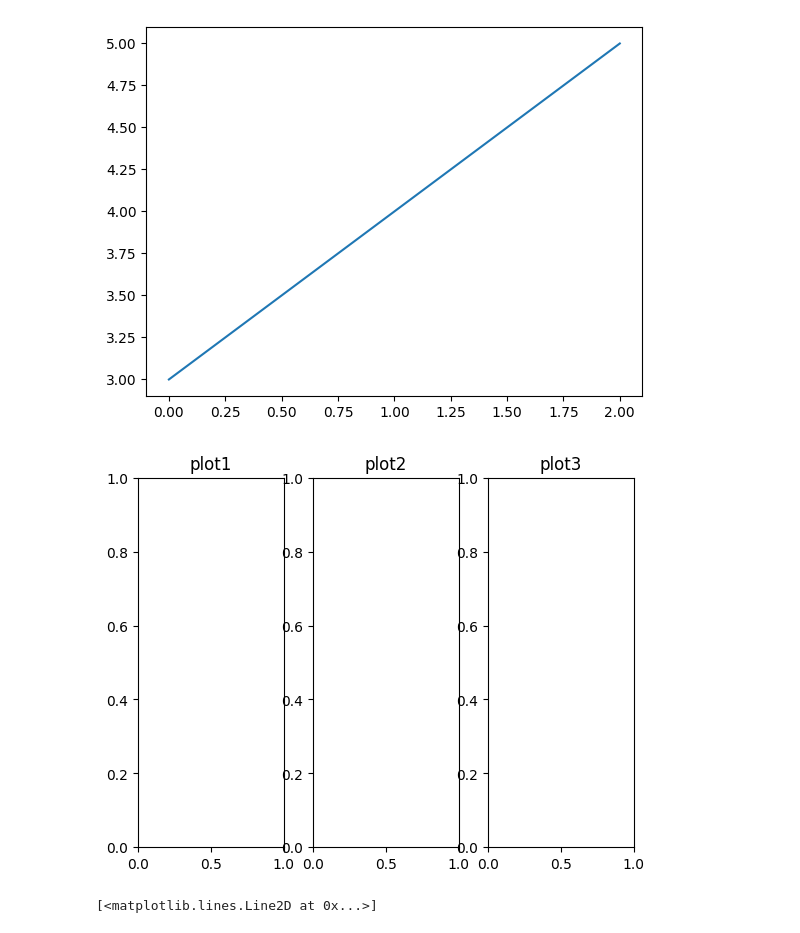
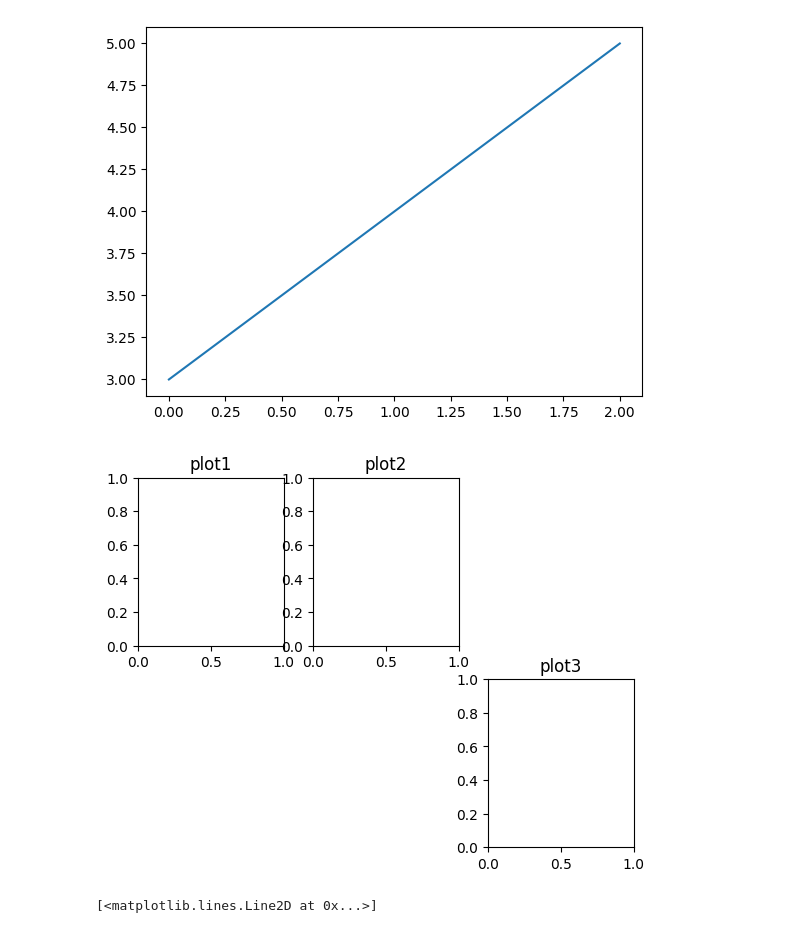
Before and after one commit to tedchien/2023_07_25_2, a Jupyter notebook: lesson14_2.ipynb, the cells around one changed output. Cells and saved outputs as stored; diff of their text form; code cells hidden in the pictures.

```diff
--- a/lesson14_2.ipynb
+++ b/lesson14_2.ipynb
@@ -25,18 +25,18 @@ plt.show()
 [figure]
 # %%
 figure = plt.figure()
-axes1 = figure.add_subplot(1,3,1)
+axes1 = figure.add_subplot(2,3,1)
 axes1.set_title('plot1')
 
-axes2 = figure.add_subplot(1,3,2)
+axes2 = figure.add_subplot(2,3,2)
 axes2.set_title('plot2')
 
-axes3 = figure.add_subplot(1,3,3)
+axes3 = figure.add_subplot(2,3,6)
 axes3.set_title('plot3')
 
 plt.show()
 # %% [output]
-[figure, old version]
+[figure, new version]
 # %%
 import matplotlib.pyplot as plt
 
```
Also changed, not shown: parts of 1 cell of this notebook.
